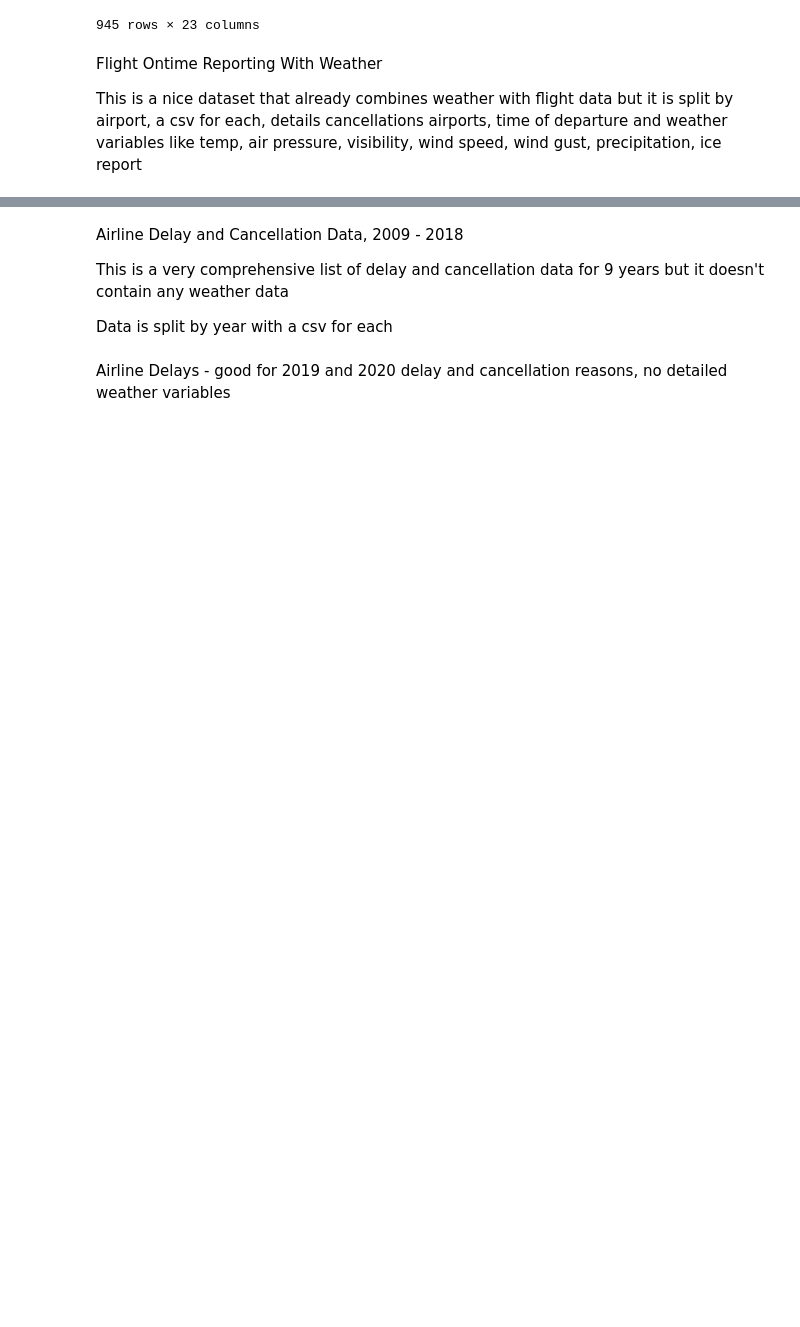
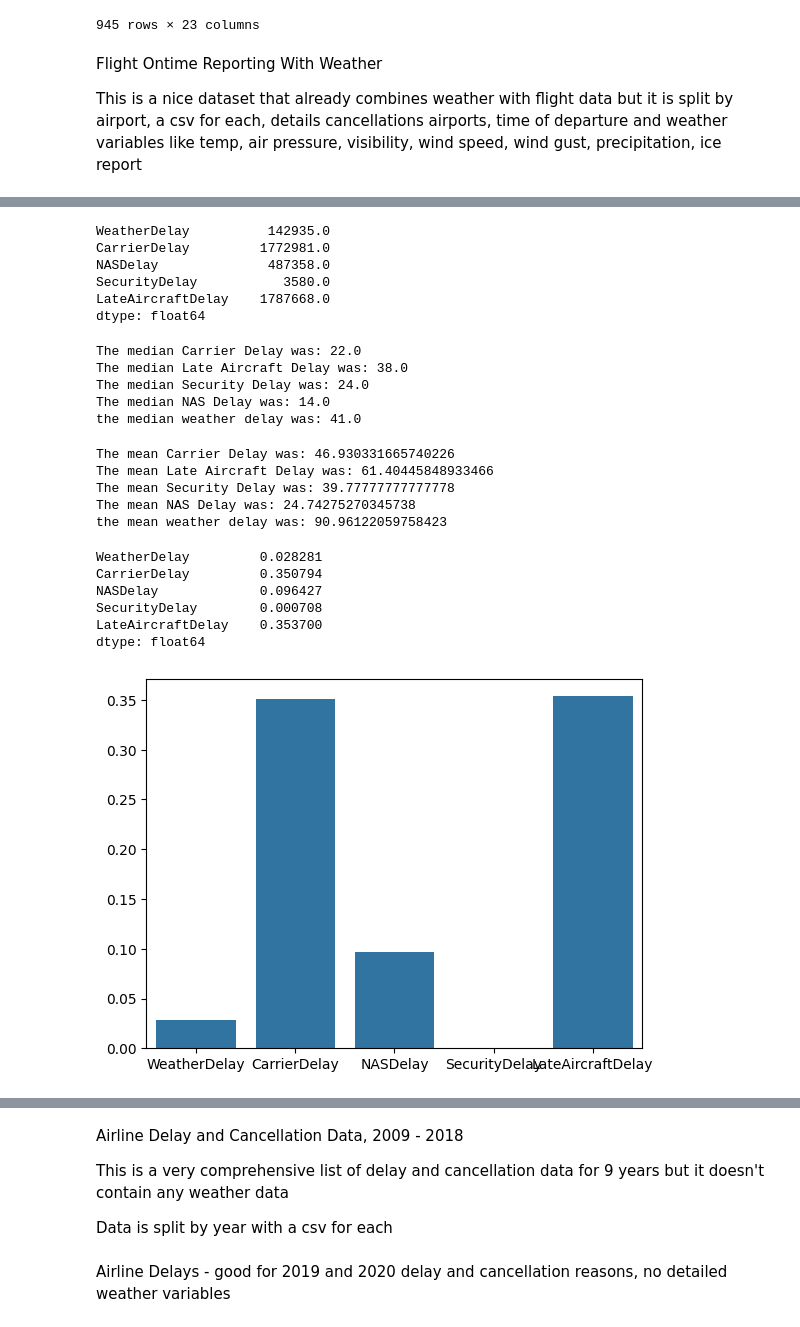
Before and after one commit to diego-mogollon/lateguru, a Jupyter notebook: notebooks/EDA_C.ipynb, the cells around one changed output, grey strips where cells are left out. Drawn from its saved outputs; the diff is of its cells as text; code cells hidden in the pictures; blank space fills up the shorter version.

```diff
--- a/notebooks/EDA_C.ipynb
+++ b/notebooks/EDA_C.ipynb
@@ -98,0 +215,4 @@ This is a nice dataset that already combines weather with flight data but it is
+# %%
+#Analyse the distribute of delay lengths in minutes
+sfo_delayed = sfo_df[sfo_df.Delayed == True]
+sfo_delayed[['WeatherDelay', 'CarrierDelay', 'NASDelay', 'SecurityDelay', 'LateAircraftDelay']].head()
@@ -98,0 +226,53 @@ This is a nice dataset that already combines weather with flight data but it is
+# %%
+sfo_delayed[['WeatherDelay', 'CarrierDelay', 'NASDelay', 'SecurityDelay', 'LateAircraftDelay']].sum()
+# %% [output]
+WeatherDelay          142935.0
+CarrierDelay         1772981.0
+NASDelay              487358.0
+SecurityDelay           3580.0
+LateAircraftDelay    1787668.0
+dtype: float64
+# %%
+carrier_delayed = sfo_delayed[sfo_delayed['CarrierDelay'] > 0.0]['CarrierDelay']
+LateAircraft_delayed = sfo_delayed[sfo_delayed['LateAircraftDelay'] > 0.0]['LateAircraftDelay']
+Security_delayed = sfo_delayed[sfo_delayed['SecurityDelay'] > 0.0]['SecurityDelay']
+NAS_delayed = sfo_delayed[sfo_delayed['NASDelay'] > 0.0]['NASDelay']
+Weather_delayed = sfo_delayed[sfo_delayed['WeatherDelay'] > 0.0]['WeatherDelay']
+
+print(f"The median Carrier Delay was: {np.median(carrier_delayed)}")
+print(f"The median Late Aircraft Delay was: {np.median(LateAircraft_delayed)}")
+print(f"The median Security Delay was: {np.median(Security_delayed)}")
+print(f"The median NAS Delay was: {np.median(NAS_delayed)}")
+print(f"the median weather delay was: {np.median(sfo_wd['WeatherDelay'])}")
+# %% [output]
+The median Carrier Delay was: 22.0
+The median Late Aircraft Delay was: 38.0
+The median Security Delay was: 24.0
+The median NAS Delay was: 14.0
+the median weather delay was: 41.0
+# %%
+print(f"The mean Carrier Delay was: {np.mean(carrier_delayed)}")
+print(f"The mean Late Aircraft Delay was: {np.mean(LateAircraft_delayed)}")
+print(f"The mean Security Delay was: {np.mean(Security_delayed)}")
+print(f"The mean NAS Delay was: {np.mean(NAS_delayed)}")
+print(f"the mean weather delay was: {np.mean(sfo_wd['WeatherDelay'])}")
+# %% [output]
+The mean Carrier Delay was: 46.930331665740226
+The mean Late Aircraft Delay was: 61.40445848933466
+The mean Security Delay was: 39.77777777777778
+The mean NAS Delay was: 24.74275270345738
+the mean weather delay was: 90.96122059758423
+# %%
+total_delayed_mins = sfo_delayed[['DepDelayMinutes']].sum()
+delay_mins_pct = sfo_delayed[['WeatherDelay', 'CarrierDelay', 'NASDelay', 'SecurityDelay', 'LateAircraftDelay']].sum() /  total_delayed_mins
+sns.barplot(delay_mins_count)
+
+print(delay_mins_count)
+# %% [output]
+WeatherDelay         0.028281
+CarrierDelay         0.350794
+NASDelay             0.096427
+SecurityDelay        0.000708
+LateAircraftDelay    0.353700
+dtype: float64
+[figure, added]
```
Also changed, not shown: parts of 27 cells of this notebook.
